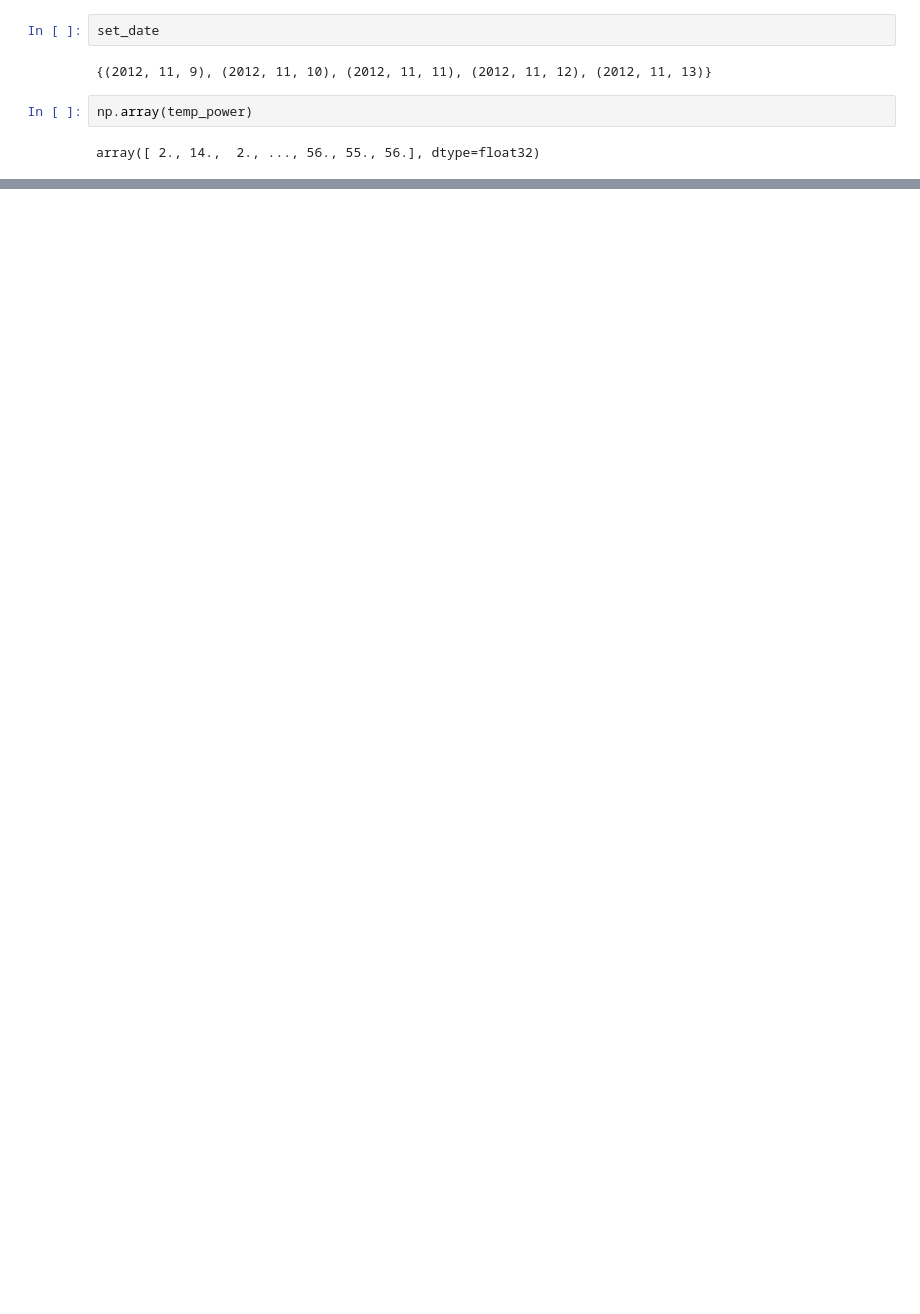
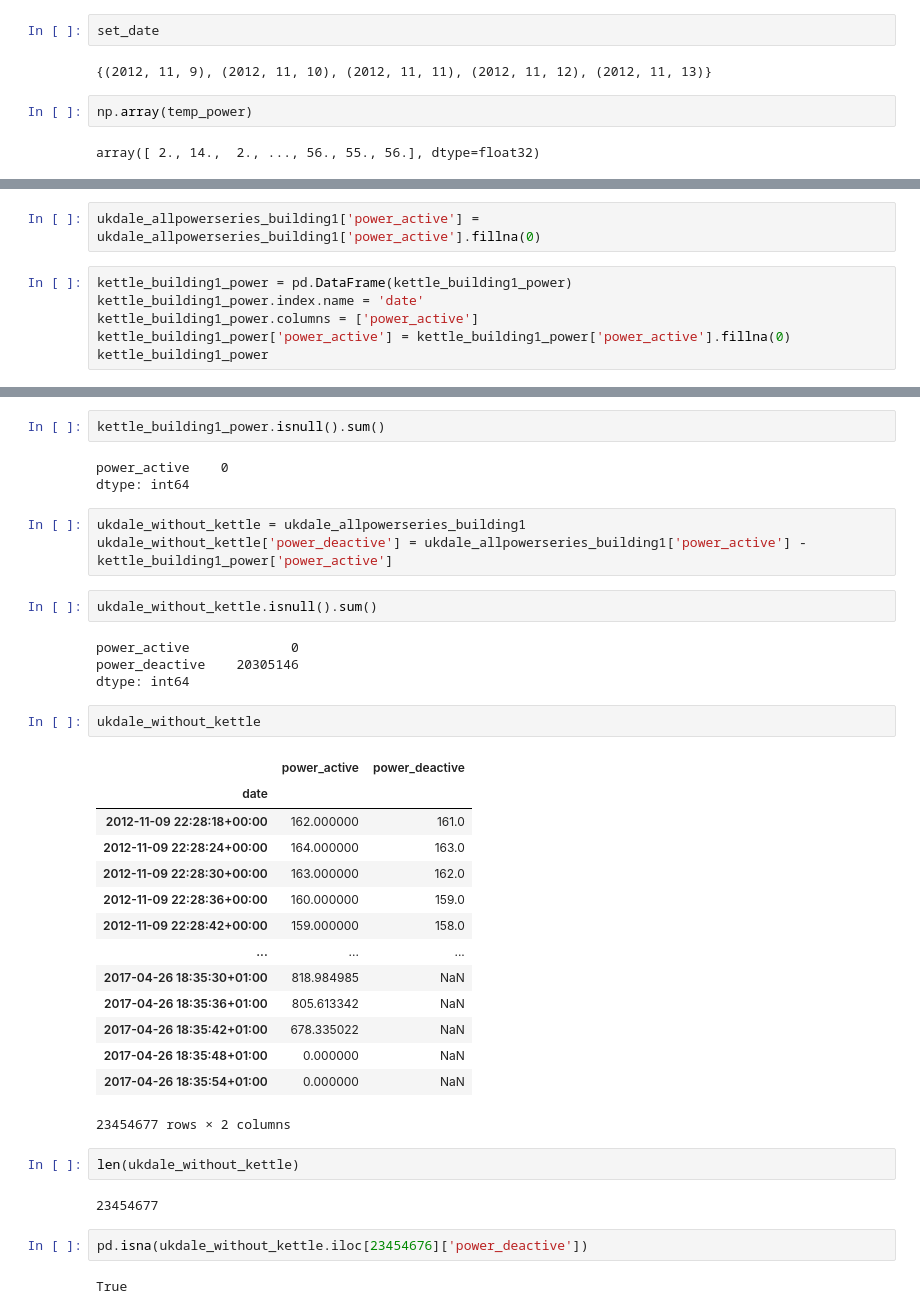
Before and after one commit to Gracepicharporn/Data-Science-project, a Jupyter notebook: nilmtk_UK-DALE.ipynb, the cells around one changed output, grey strips where cells are left out. Drawn from its saved outputs; the diff is of its cells as text; blank space fills up the shorter version.

Commit message:
replace missing value the subtract power energy with kettle power series

```diff
--- a/nilmtk_UK-DALE.ipynb
+++ b/nilmtk_UK-DALE.ipynb
@@ -795,0 +777,8 @@ for i in range(2,6):
+# %%
+ukdale_allpowerseries_building1['power_active'] = ukdale_allpowerseries_building1['power_active'].fillna(0)
+# %%
+kettle_building1_power = pd.DataFrame(kettle_building1_power)
+kettle_building1_power.index.name = 'date'
+kettle_building1_power.columns = ['power_active']
+kettle_building1_power['power_active'] = kettle_building1_power['power_active'].fillna(0)
+kettle_building1_power
@@ -795,0 +800,39 @@ for i in range(2,6):
+# %%
+kettle_building1_power.isnull().sum()
+# %% [output]
+power_active    0
+dtype: int64
+# %%
+ukdale_without_kettle = ukdale_allpowerseries_building1
+ukdale_without_kettle['power_deactive'] = ukdale_allpowerseries_building1['power_active'] - kettle_building1_power['power_active']
+# %%
+ukdale_without_kettle.isnull().sum()
+# %% [output]
+power_active             0
+power_deactive    20305146
+dtype: int64
+# %%
+ukdale_without_kettle
+# %% [output]
+|  | power_active | power_deactive |
+| date |  |  |
+| 2012-11-09 22:28:18+00:00 | 162.000000 | 161.0 |
+| 2012-11-09 22:28:24+00:00 | 164.000000 | 163.0 |
+| 2012-11-09 22:28:30+00:00 | 163.000000 | 162.0 |
+| 2012-11-09 22:28:36+00:00 | 160.000000 | 159.0 |
+| 2012-11-09 22:28:42+00:00 | 159.000000 | 158.0 |
+| ... | ... | ... |
+| 2017-04-26 18:35:30+01:00 | 818.984985 | NaN |
+| 2017-04-26 18:35:36+01:00 | 805.613342 | NaN |
+| 2017-04-26 18:35:42+01:00 | 678.335022 | NaN |
+| 2017-04-26 18:35:48+01:00 | 0.000000 | NaN |
+| 2017-04-26 18:35:54+01:00 | 0.000000 | NaN |
+23454677 rows × 2 columns
+# %%
+len(ukdale_without_kettle)
+# %% [output]
+23454677
+# %%
+pd.isna(ukdale_without_kettle.iloc[23454676]['power_deactive'])
+# %% [output]
+True
```
Also changed, not shown: parts of 23 cells of this notebook.
